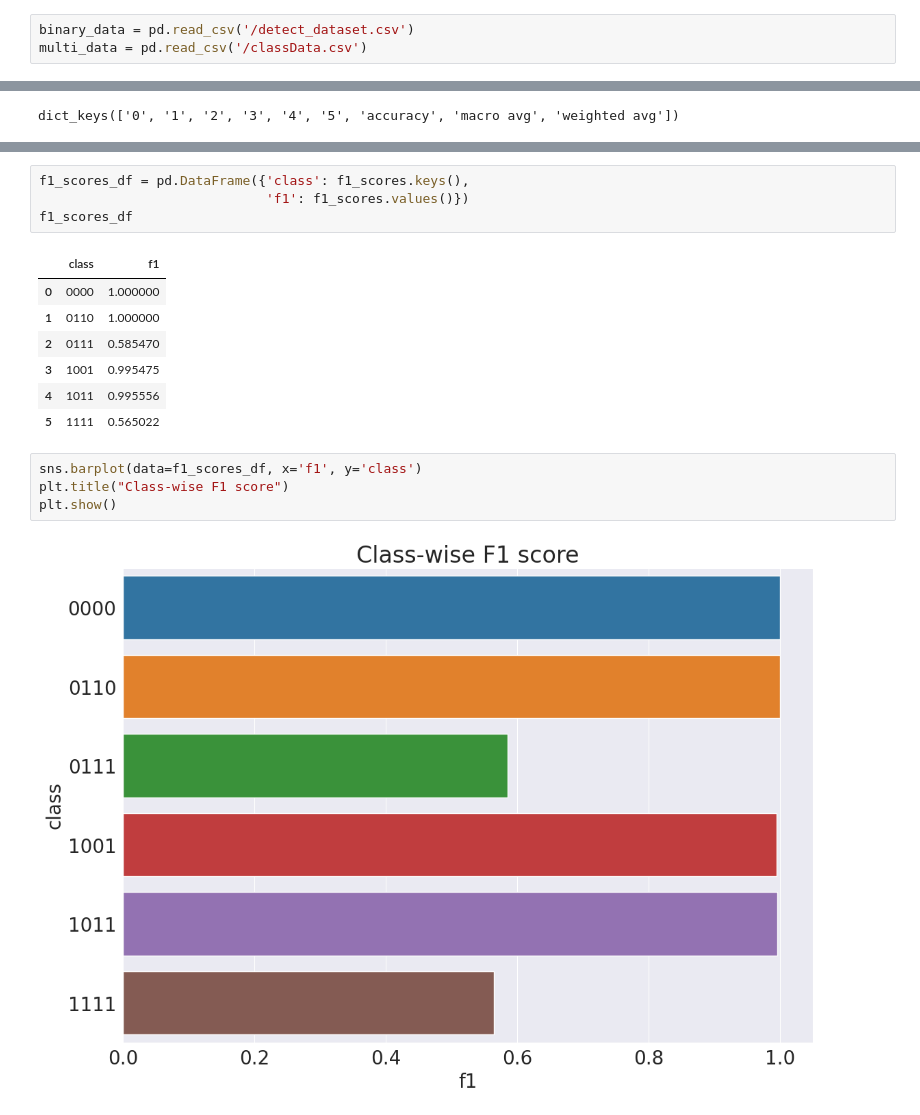
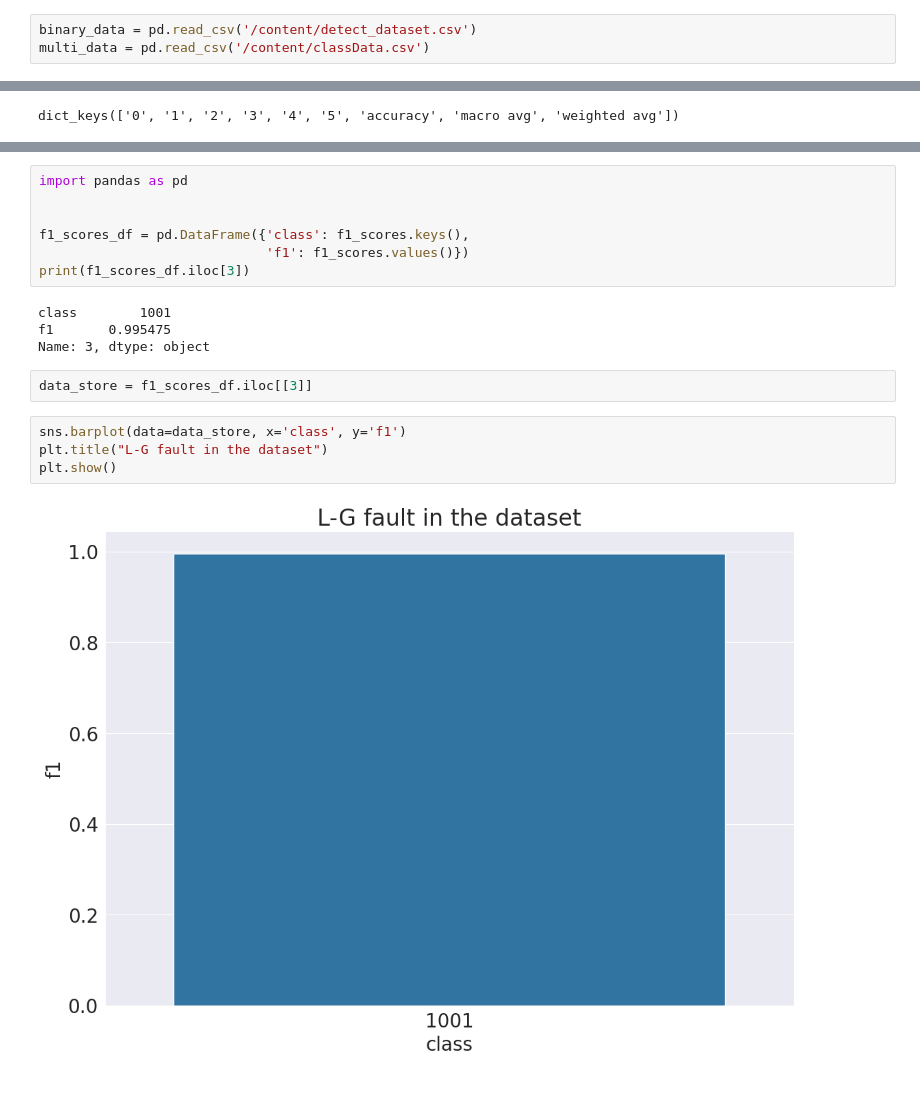
Before and after one commit to Abinash-bit/fault-analysis-randomforest, a Jupyter notebook: Fault_analysis_.ipynb, the cells around one changed output, grey strips where cells are left out. Saved outputs shown, nothing was run; the diff lists cells and outputs as text; blank space fills up the shorter version.

```diff
--- a/Fault_analysis_.ipynb
+++ b/Fault_analysis_.ipynb
@@ -116,8 +134,8 @@ plt.rcParams['figure.figsize'] = (13,9)
 plt.rcParams['font.size'] = 20
 warnings.filterwarnings('ignore')
 # %%
-binary_data = pd.read_csv('/detect_dataset.csv')
-multi_data = pd.read_csv('/classData.csv')
+binary_data = pd.read_csv('/content/detect_dataset.csv')
+multi_data = pd.read_csv('/content/classData.csv')
 # %%
 binary_data.info()
 # %% [output]
@@ -409,18 +412,19 @@ sorted(f1_scores.items(), key=lambda x: x[1], reverse=True)
 # %%
+import pandas as pd
+
+
 f1_scores_df = pd.DataFrame({'class': f1_scores.keys(),
                              'f1': f1_scores.values()})
-f1_scores_df
+print(f1_scores_df.iloc[3])
 # %% [output]
-|  | class | f1 |
-| 0 | 0000 | 1.000000 |
-| 1 | 0110 | 1.000000 |
-| 2 | 0111 | 0.585470 |
-| 3 | 1001 | 0.995475 |
-| 4 | 1011 | 0.995556 |
-| 5 | 1111 | 0.565022 |
+class        1001
+f1       0.995475
+Name: 3, dtype: object
+# %%
+data_store = f1_scores_df.iloc[[3]]
 # %%
-sns.barplot(data=f1_scores_df, x='f1', y='class')
-plt.title("Class-wise F1 score")
+sns.barplot(data=data_store, x='class', y='f1')
+plt.title("L-G fault in the dataset")
 plt.show()
 # %% [output]
-[figure, old version]
+[figure, new version]
```
Also changed, not shown: parts of 23 cells of this notebook.
